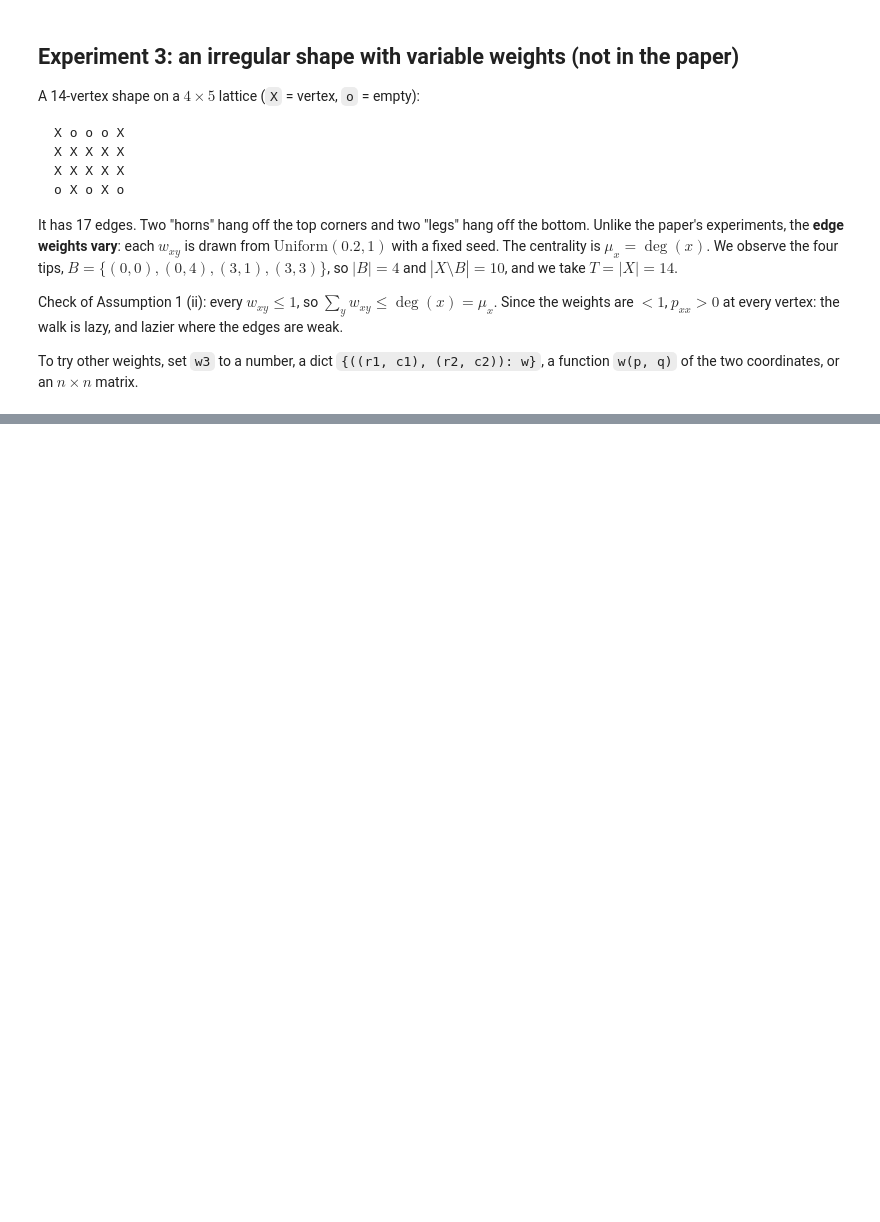
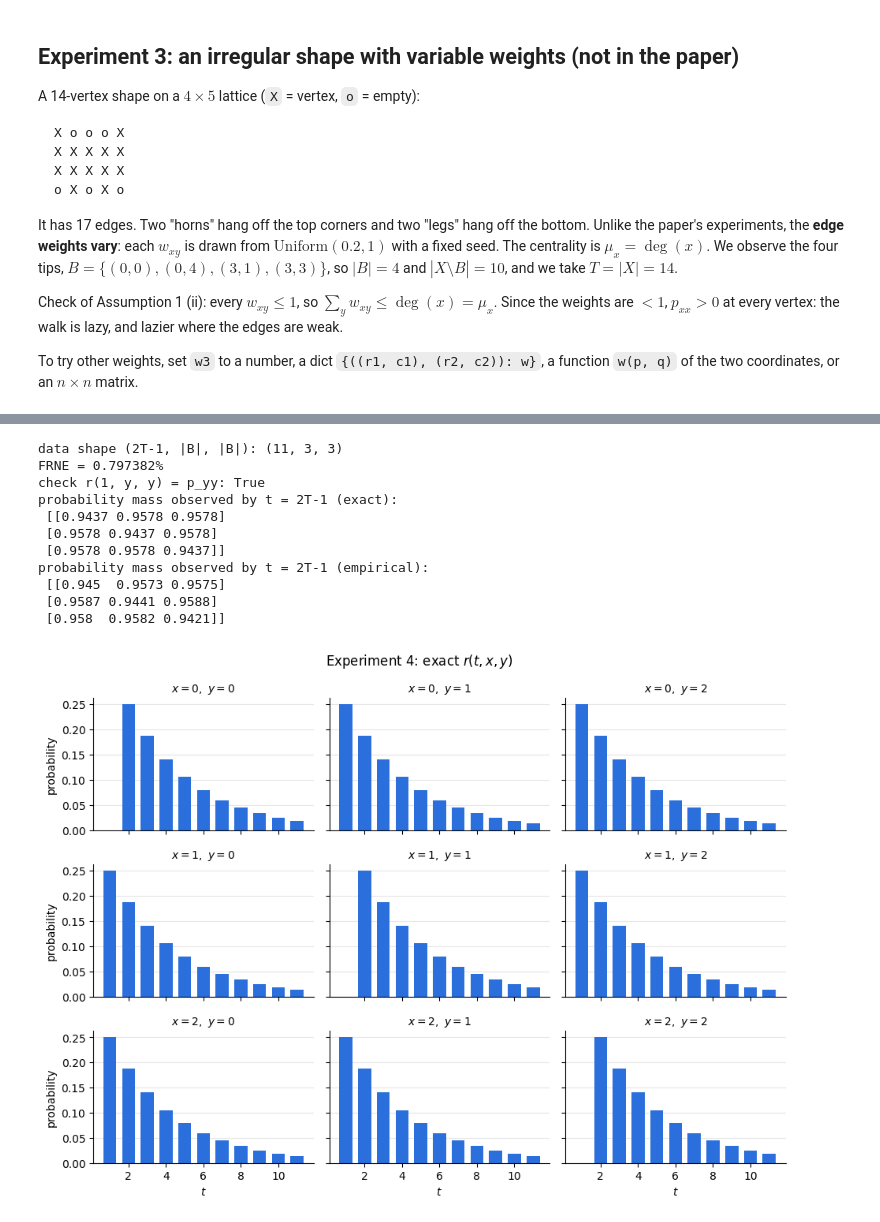
Before and after one commit to uw-math-ai/ai-inverse-lab, a Jupyter notebook: Data Simulation (Varying B, T) - Annie/New Graphs Experiment (Annie).ipynb, the cells around one changed output, grey strips where cells are left out. Saved outputs shown, nothing was run; the diff lists cells and outputs as text; code cells hidden in the pictures; blank space fills up the shorter version.

```diff
--- a/Data Simulation (Varying B, T) - Annie/New Graphs Experiment (Annie).ipynb
+++ b/Data Simulation (Varying B, T) - Annie/New Graphs Experiment (Annie).ipynb
@@ -253,0 +105,22 @@ plt.show()
+# %%
+r4 = exact_first_passage_literal(P4, B4, t_max4)
+r4_emp = empirical_first_passage(P4, B4, t_max4, n_walks=10**5, seed=0)
+summarize(P4, B4, r4_emp, r4)
+
+plot_exact_distribution(r4, B4, title="Experiment 4: exact $r(t, x, y)$")
+plot_empirical_distribution(r4_emp, B4, r=r4,
+                            title="Experiment 4: $r'$ (bars) vs. $r$ (line)")
+plt.show()
+# %% [output]
+data shape (2T-1, |B|, |B|): (11, 3, 3)
+FRNE = 0.797382%
+check r(1, y, y) = p_yy: True
+probability mass observed by t = 2T-1 (exact):
+ [[0.9437 0.9578 0.9578]
+ [0.9578 0.9437 0.9578]
+ [0.9578 0.9578 0.9437]]
+probability mass observed by t = 2T-1 (empirical):
+ [[0.945  0.9573 0.9575]
+ [0.9587 0.9441 0.9588]
+ [0.958  0.9582 0.9421]]
+[figure, added]
```
Also changed, not shown: parts of 23 cells of this notebook, 3 other files.
